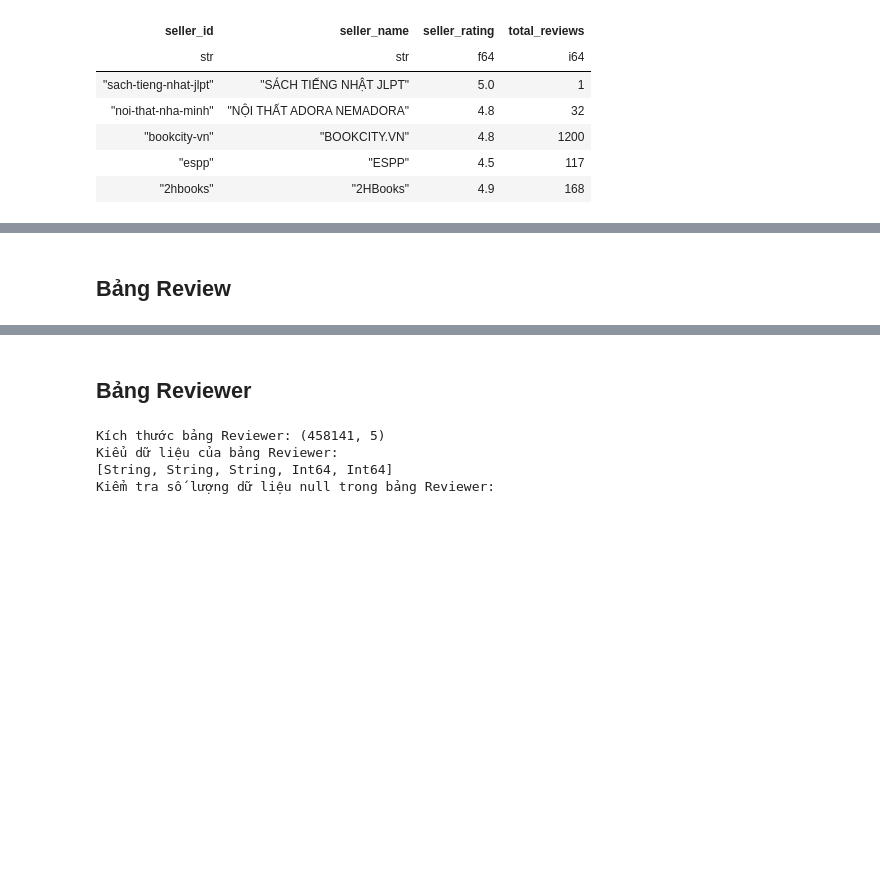
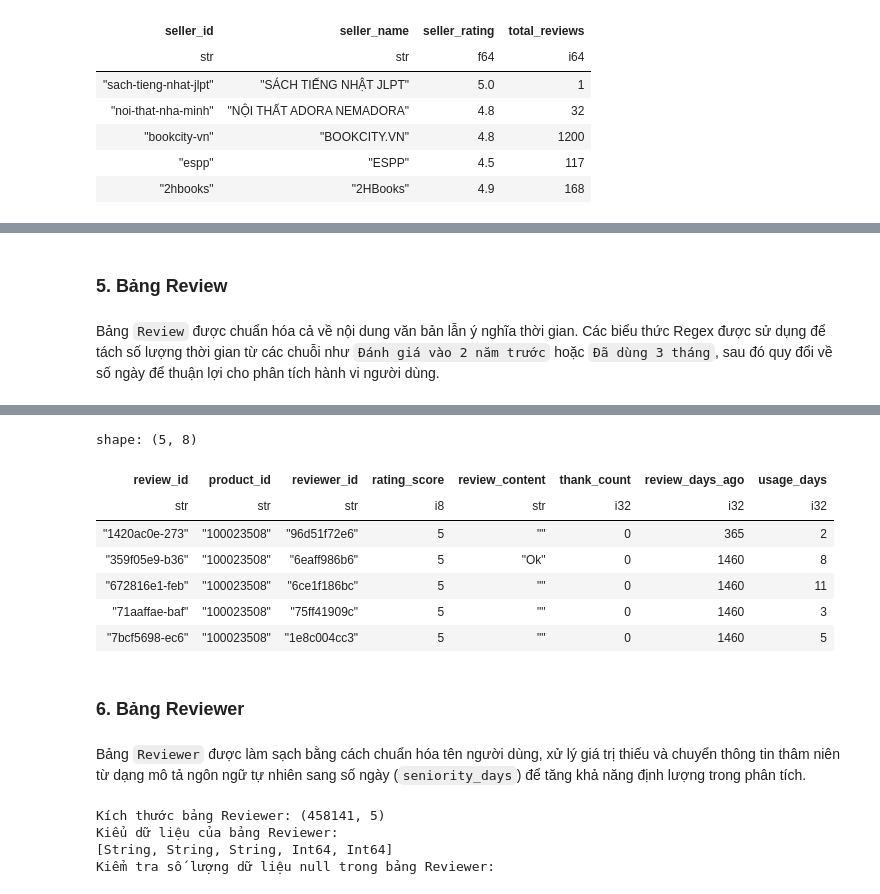
Before and after one commit to khoa26/ecommerce_analysis, a Jupyter notebook: notebooks/02_data_preprocessing.ipynb, the cells around one changed output, grey strips where cells are left out. Cells and saved outputs as stored; diff of their text form; code cells hidden in the pictures; blank space fills up the shorter version.

```diff
--- a/notebooks/02_data_preprocessing.ipynb
+++ b/notebooks/02_data_preprocessing.ipynb
@@ -349,5 +278,7 @@ shape: (5, 6)
 # %% [markdown]
-## Bảng Review
+### 5. Bảng Review
+# %% [markdown]
+Bảng `Review` được chuẩn hóa cả về nội dung văn bản lẫn ý nghĩa thời gian. Các biểu thức Regex được sử dụng để tách số lượng thời gian từ các chuỗi như `Đánh giá vào 2 năm trước` hoặc `Đã dùng 3 tháng`, sau đó quy đổi về số ngày để thuận lợi cho phân tích hành vi người dùng.
 # %%
 print(f"Kích thước bảng Review: {df_review.shape}")
 print(f"Kiểu dữ liệu của bảng Review:\n{df_review.dtypes}")
@@ -372,8 +303,55 @@ shape: (5, 8)
 | "f0ea86b7-f9b" | "163739509" | "36138811b4" | 5 | "" | 0 | "Đánh giá vào 2 năm trước" | "Đã dùng 4 tháng" |
 | "6cbb0f56-49c" | "163739509" | "70b76f17ab" | 5 | "sách tốt, như ảnh" | 0 | "Đánh giá vào 4 năm trước" | "Đã dùng 3 ngày" |
 | "7446cd0a-d0e" | "163739509" | "574ea2859b" | 5 | "" | 0 | "Đánh giá vào 3 năm trước" | "Đã dùng 4 tháng" |
+# %%
+df_review = (
+    df_review.unique(subset=["review_id"], keep='first')
+    .with_columns([
+        pl.col("rating_score").cast(pl.Int8),
+        pl.col("thank_count").cast(pl.Int32).fill_null(0),
+
+        pl.col("review_content").str.replace_all(r"\s+", " ").str.strip_chars().fill_null(""),
+
+        pl.col("review_time").str.extract(r"(\d+)").cast(pl.Int32).fill_null(0).alias("time_num"),
+        pl.col("review_time").str.extract(r"(năm|tháng|tuần|ngày|giờ|phút)").str.to_lowercase().fill_null("ngày").alias("time_unit"),
+
+        pl.col("usage_duration").str.extract(r"(\d+)").cast(pl.Int32).fill_null(0).alias("usage_num"),
+        pl.col("usage_duration").str.extract(r"(năm|tháng|tuần|ngày)").str.to_lowercase().fill_null("ngày").alias("usage_unit"),
+    ])
+    .with_columns([
+        (
+            pl.col("time_num") * pl.when(pl.col("time_unit") == "năm").then(365)
+            .when(pl.col("time_unit") == "tháng").then(30)
+            .when(pl.col("time_unit") == "tuần").then(7)
+            .when(pl.col("time_unit").is_in(["giờ", "phút"])).then(0)
+            .otherwise(1)
+        ).alias("review_days_ago"),
+
+        (
+            pl.col("usage_num") * pl.when(pl.col("usage_unit") == "năm").then(365)
+            .when(pl.col("usage_unit") == "tháng").then(30)
+            .when(pl.col("usage_unit") == "tuần").then(7)
+            .otherwise(1)
+        ).alias("usage_days")
+    ])
+    .drop(["review_time", "usage_duration", "time_num", "time_unit", "usage_num", "usage_unit"])
+    .sort(by=["product_id", "review_id"])
+)
+
+display(df_review.head())
+# %% [output]
+shape: (5, 8)
+| review_id | product_id | reviewer_id | rating_score | review_content | thank_count | review_days_ago | usage_days |
+| str | str | str | i8 | str | i32 | i32 | i32 |
+| "1420ac0e-273" | "100023508" | "96d51f72e6" | 5 | "" | 0 | 365 | 2 |
+| "359f05e9-b36" | "100023508" | "6eaff986b6" | 5 | "Ok" | 0 | 1460 | 8 |
+| "672816e1-feb" | "100023508" | "6ce1f186bc" | 5 | "" | 0 | 1460 | 11 |
+| "71aaffae-baf" | "100023508" | "75ff41909c" | 5 | "" | 0 | 1460 | 3 |
+| "7bcf5698-ec6" | "100023508" | "1e8c004cc3" | 5 | "" | 0 | 1460 | 5 |
 # %% [markdown]
-## Bảng Reviewer
+### 6. Bảng Reviewer
+# %% [markdown]
+Bảng `Reviewer` được làm sạch bằng cách chuẩn hóa tên người dùng, xử lý giá trị thiếu và chuyển thông tin thâm niên từ dạng mô tả ngôn ngữ tự nhiên sang số ngày (`seniority_days`) để tăng khả năng định lượng trong phân tích.
 # %%
 print(f"Kích thước bảng Reviewer: {df_reviewer.shape}")
 print(f"Kiểu dữ liệu của bảng Reviewer:\n{df_reviewer.dtypes}")
```
Also changed, not shown: parts of 43 cells of this notebook, 3 other files.
